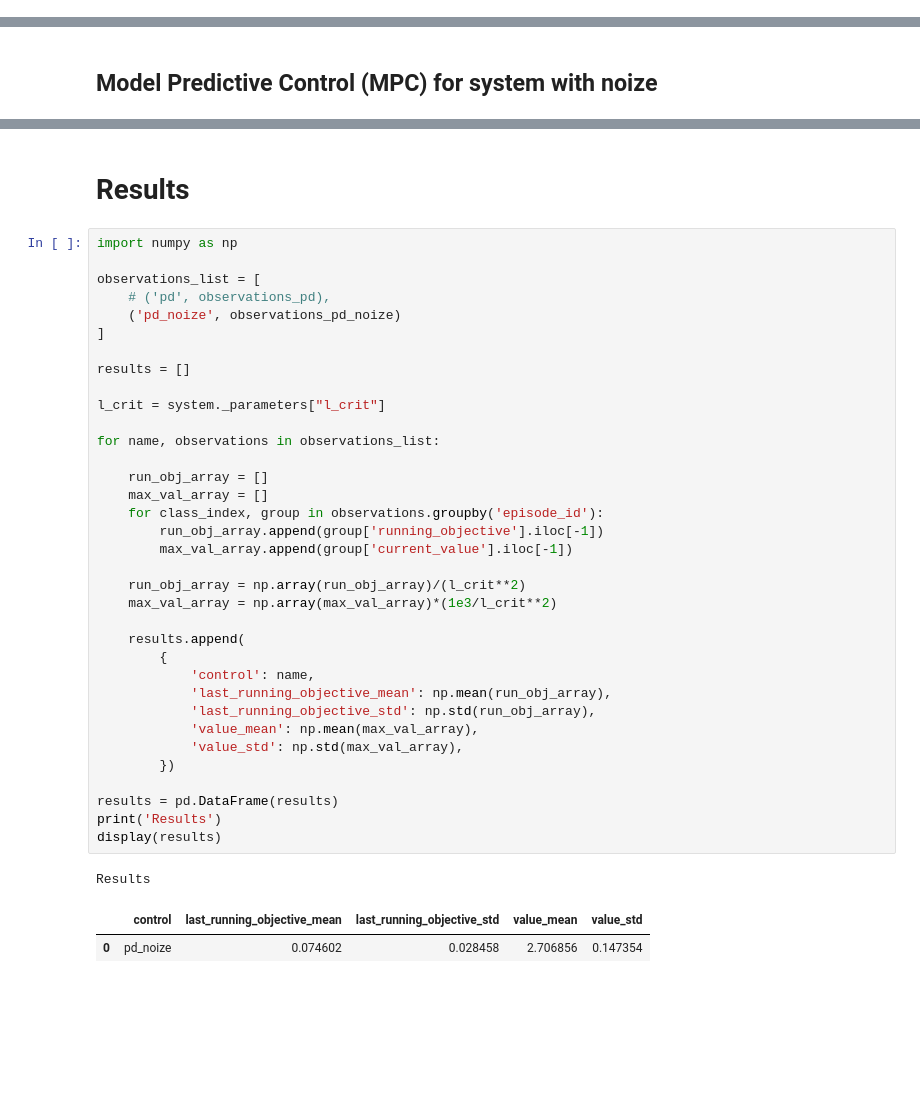
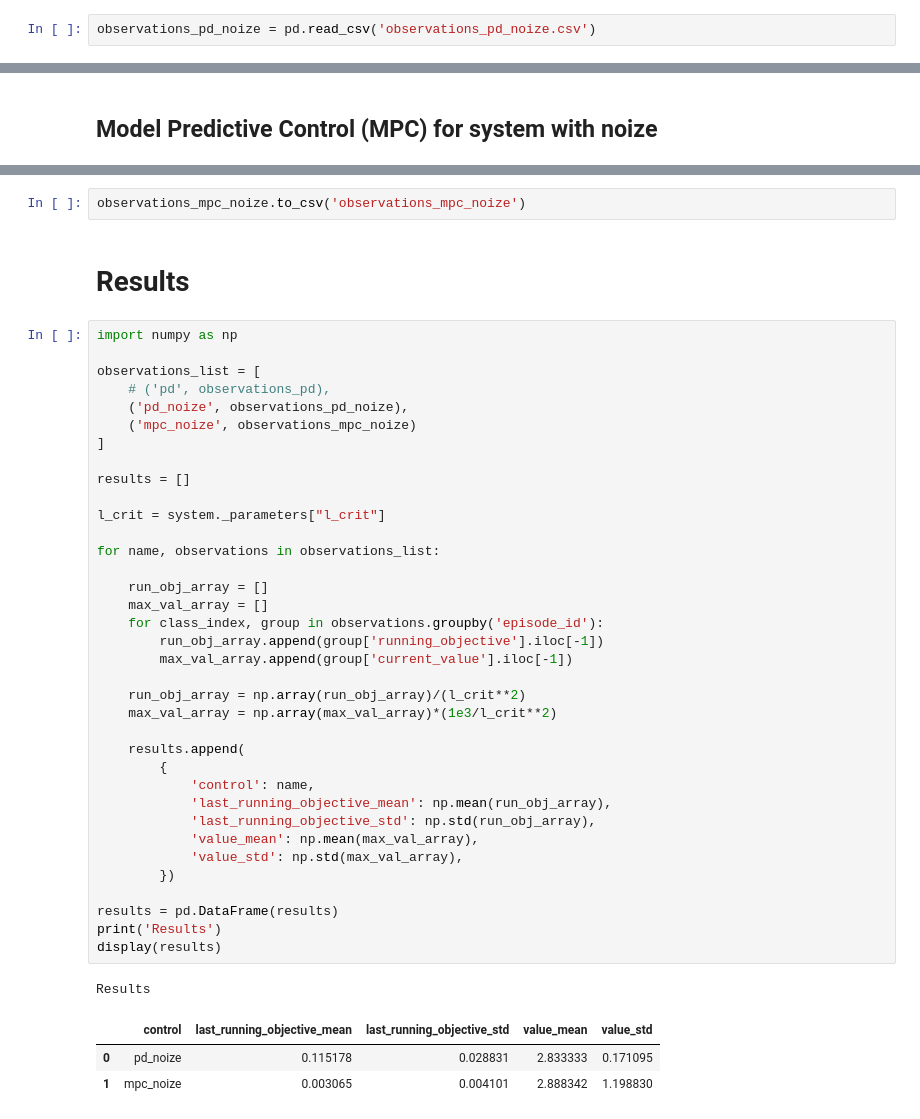
Before and after one commit to mvulf/acm-project, a Jupyter notebook: main.ipynb, the cells around one changed output, grey strips where cells are left out. Saved outputs shown, nothing was run; the diff lists cells and outputs as text; blank space fills up the shorter version.

Commit message:
[UPDATE] noize experiments

```diff
--- a/main.ipynb
+++ b/main.ipynb
@@ -421,0 +413,2 @@ callbacks[-1].clear_recent_data()
+# %%
+observations_pd_noize = pd.read_csv('observations_pd_noize.csv')
@@ -496,3 +560,5 @@ callbacks[-1].clear_recent_data()
+# %%
+observations_mpc_noize.to_csv('observations_mpc_noize')
 # %% [markdown]
 # Results
 # %%
@@ -500,37 +566,39 @@ import numpy as np
 
 observations_list = [
     # ('pd', observations_pd),
-    ('pd_noize', observations_pd_noize)
+    ('pd_noize', observations_pd_noize),
+    ('mpc_noize', observations_mpc_noize)
 ]
 
 results = []
 
 l_crit = system._parameters["l_crit"]
 
 for name, observations in observations_list:
 
     run_obj_array = []
     max_val_array = []
     for class_index, group in observations.groupby('episode_id'):
         run_obj_array.append(group['running_objective'].iloc[-1])
         max_val_array.append(group['current_value'].iloc[-1])
 
     run_obj_array = np.array(run_obj_array)/(l_crit**2)
     max_val_array = np.array(max_val_array)*(1e3/l_crit**2)
 
     results.append(
         {
             'control': name,
             'last_running_objective_mean': np.mean(run_obj_array),
             'last_running_objective_std': np.std(run_obj_array),
             'value_mean': np.mean(max_val_array),
             'value_std': np.std(max_val_array),
         })
 
 results = pd.DataFrame(results)
 print('Results')
 display(results)
 # %% [output]
 Results
 |  | control | last_running_objective_mean | last_running_objective_std | value_mean | value_std |
-| 0 | pd_noize | 0.074602 | 0.028458 | 2.706856 | 0.147354 |
+| 0 | pd_noize | 0.115178 | 0.028831 | 2.833333 | 0.171095 |
+| 1 | mpc_noize | 0.003065 | 0.004101 | 2.888342 | 1.198830 |
```
Also changed, not shown: parts of 6 cells of this notebook, 2 other files.
